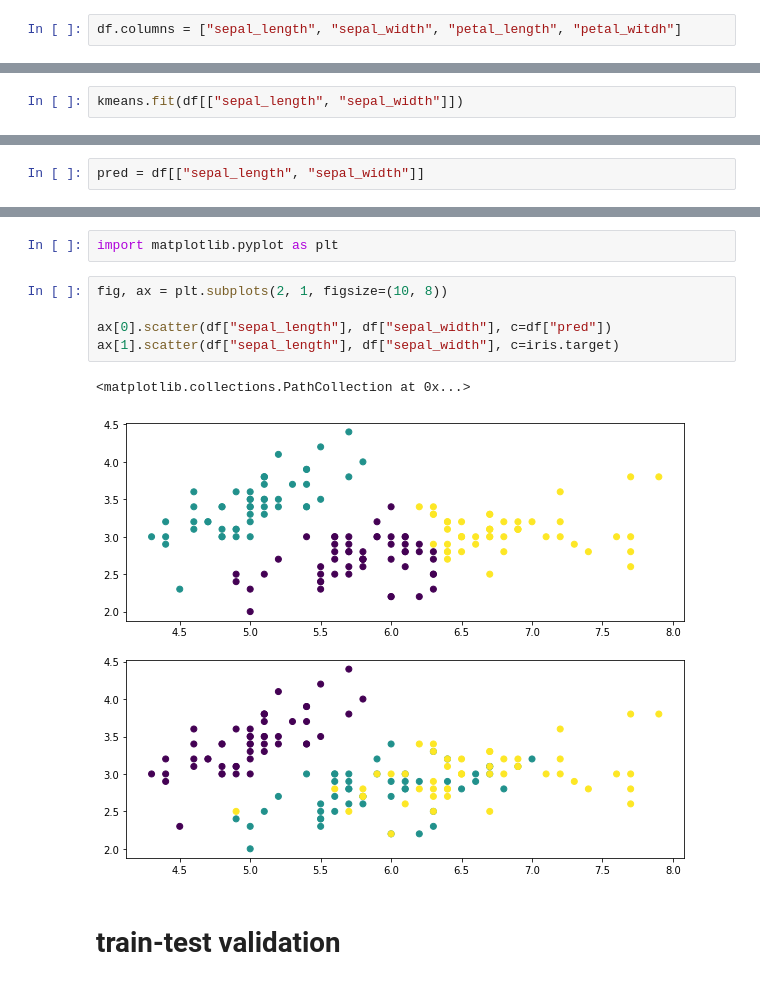
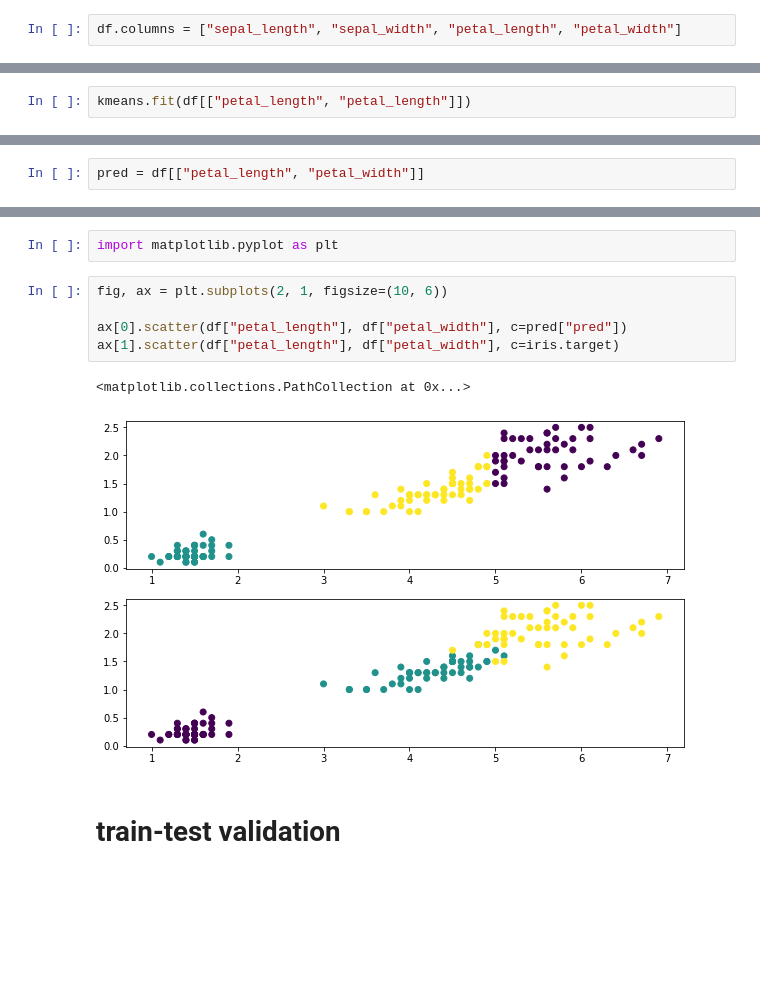
Before and after one commit to Bl3f/amse2022, a Jupyter notebook: Groupe B/Day 3 — ML.ipynb, the cells around one changed output, grey strips where cells are left out. Cells and saved outputs as stored; diff of their text form; blank space fills up the shorter version.

```diff
--- a/Groupe B/Day 3 — ML.ipynb
+++ b/Groupe B/Day 3 — ML.ipynb
@@ -169,7 +169,7 @@ iris = datasets.load_iris()
 # %%
 df = pd.DataFrame(iris["data"])
 # %%
-df.columns = ["sepal_length", "sepal_width", "petal_length", "petal_witdh"]
+df.columns = ["sepal_length", "sepal_width", "petal_length", "petal_width"]
 # %%
 df.plot(kind="scatter", x="sepal_length", y="sepal_width")
 # %% [output]
@@ -180,11 +180,11 @@ from sklearn.cluster import KMeans
 # %%
 kmeans = KMeans(n_clusters=3, random_state=0)
 # %%
-kmeans.fit(df[["sepal_length", "sepal_width"]])
+kmeans.fit(df[["petal_length", "petal_length"]])
 # %% [output]
 KMeans(n_clusters=3, random_state=0)
 # %%
-pred = df[["sepal_length", "sepal_width"]]
+pred = df[["petal_length", "petal_width"]]
 # %%
 pred["pred"] = kmeans.labels_
 # %% [output]
@@ -216,13 +216,13 @@ pred[pred["pred"] == 2].plot(
 # %%
 import matplotlib.pyplot as plt
 # %%
-fig, ax = plt.subplots(2, 1, figsize=(10, 8))
+fig, ax = plt.subplots(2, 1, figsize=(10, 6))
 
-ax[0].scatter(df["sepal_length"], df["sepal_width"], c=df["pred"])
-ax[1].scatter(df["sepal_length"], df["sepal_width"], c=iris.target)
+ax[0].scatter(df["petal_length"], df["petal_width"], c=pred["pred"])
+ax[1].scatter(df["petal_length"], df["petal_width"], c=iris.target)
 # %% [output]
 <matplotlib.collections.PathCollection at 0x...>
-[figure, old version]
+[figure, new version]
 # %% [markdown]
 # train-test validation
 # %% [markdown]
```
Also changed, not shown: 1 other file.
